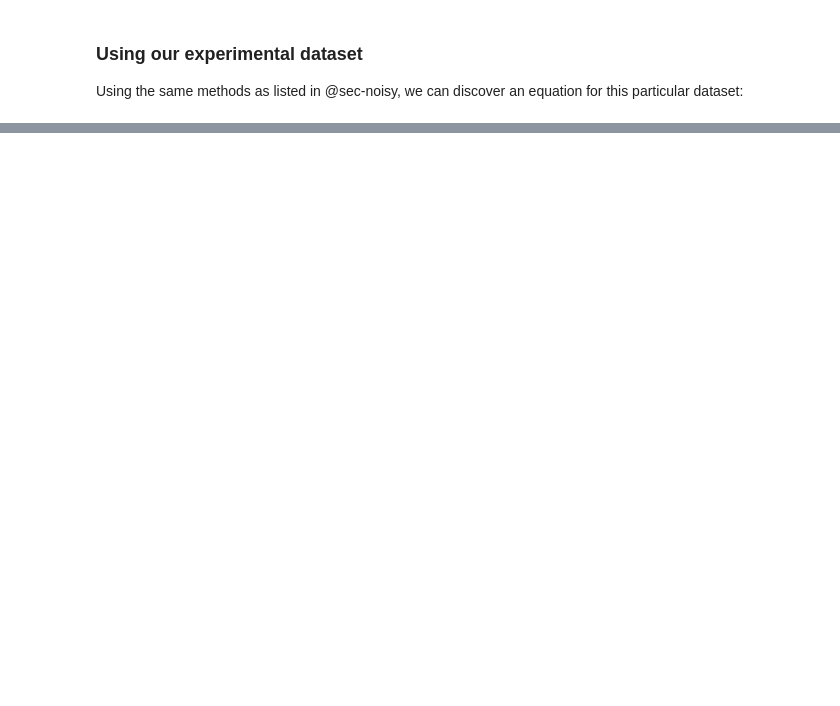
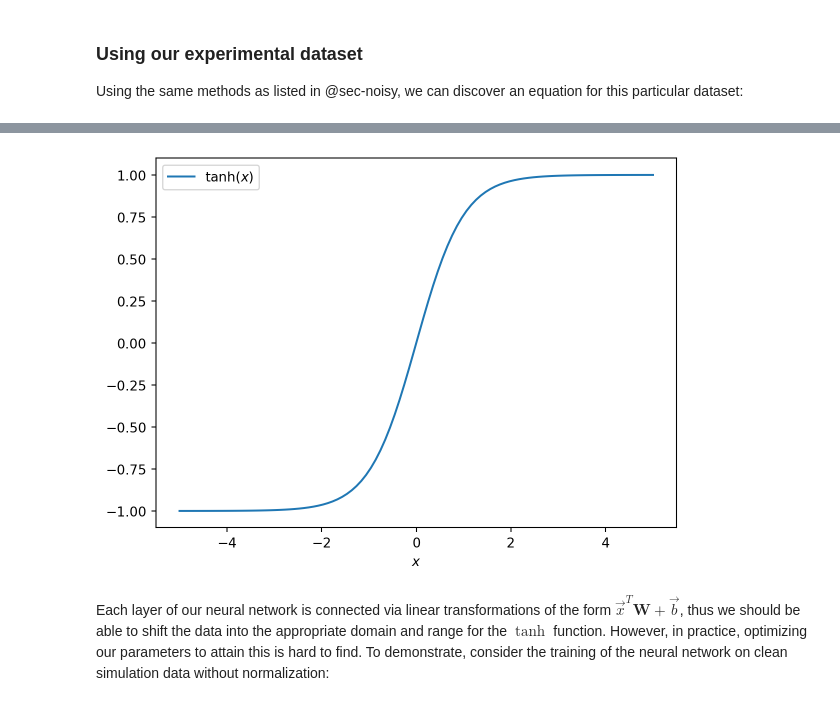
Before and after one commit to cnrrobertson/cnrrobertson.github.io, a Jupyter notebook: docs/other/mlseminar/fall_2022/workshop3_discovery/workshop3_discovery.ipynb, the cells around one changed output, grey strips where cells are left out. Drawn from its saved outputs; the diff is of its cells as text; code cells hidden in the pictures; blank space fills up the shorter version.

```diff
--- a/docs/other/mlseminar/fall_2022/workshop3_discovery/workshop3_discovery.ipynb
+++ b/docs/other/mlseminar/fall_2022/workshop3_discovery/workshop3_discovery.ipynb
@@ -876,0 +1055,11 @@ Feel free to play with the parameters of each step to try to change/improve the
+# %%
+tanh_dom = np.linspace(-5,5,100)
+tanh_range = np.tanh(tanh_dom)
+plt.plot(tanh_dom, tanh_range, label="$\\tanh(x)$")
+plt.xlabel("$x$"); plt.legend(); plt.show()
+# %% [output]
+[figure, added]
+# %% [markdown]
+Each layer of our neural network is connected via linear transformations of the form $\vec{x}^T\mathbf{W} + \vec{b}$, thus we should be able to shift the data into the appropriate domain and range for the $\tanh$ function.
+However, in practice, optimizing our parameters to attain this is hard to find.
+To demonstrate, consider the training of the neural network on clean simulation data without normalization:
```
Also changed, not shown: parts of 26 cells of this notebook, 22 other files.
